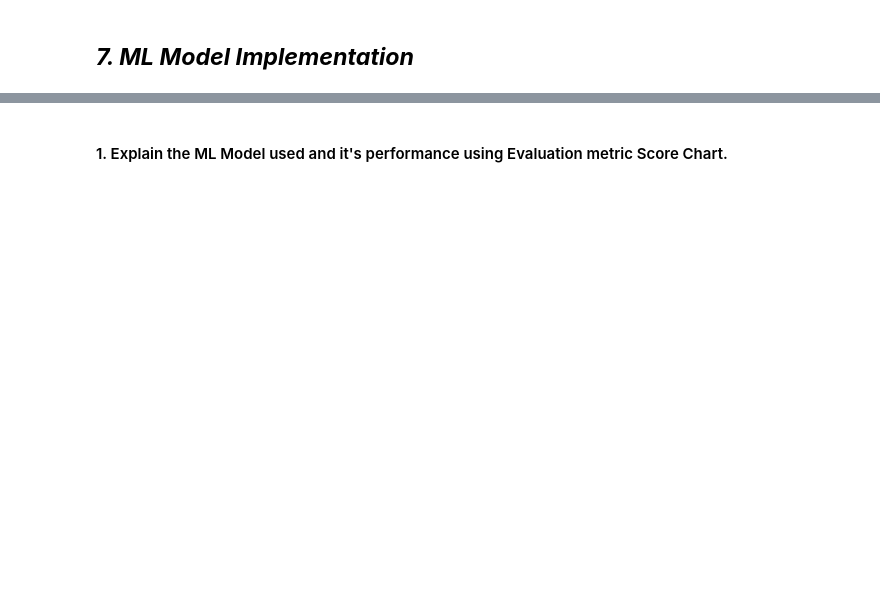
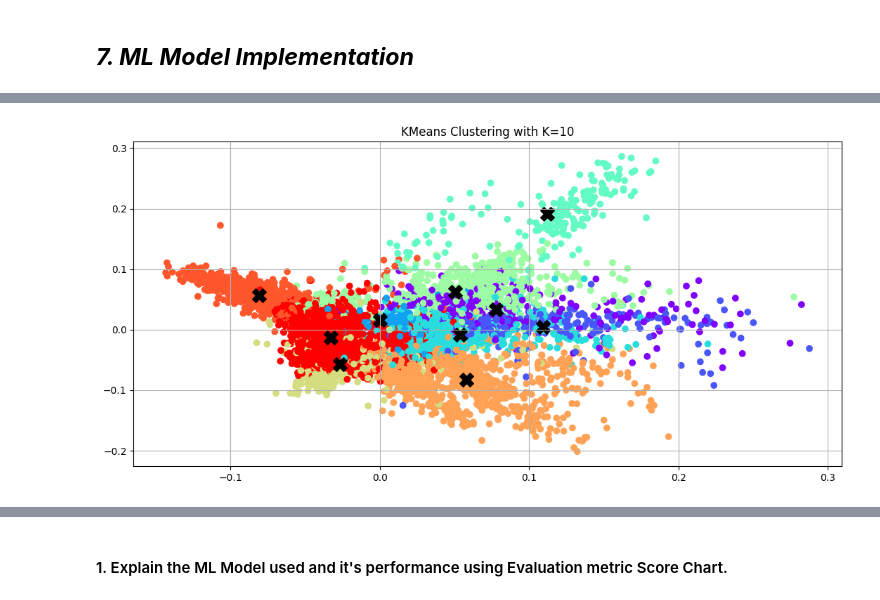
Before and after one commit to dhar9571/Capstone-Project-Unsupervised-ML---Netflix-Dataset, a Jupyter notebook: Capstone_Project_Unsupervised_ML_Netflix_Dataset.ipynb, the cells around one changed output, grey strips where cells are left out. Saved outputs shown, nothing was run; the diff lists cells and outputs as text; code cells hidden in the pictures; blank space fills up the shorter version.

```diff
--- a/Capstone_Project_Unsupervised_ML_Netflix_Dataset.ipynb
+++ b/Capstone_Project_Unsupervised_ML_Netflix_Dataset.ipynb
@@ -1326,0 +1361,25 @@ Answer Here.
+# %%
+# Choosing the best K based on the Elbow Method or Silhouette Score:
+
+best_k = 10
+
+# Training the KMeans model with the best K value
+kmeans = KMeans(n_clusters=best_k, random_state=42)
+kmeans.fit(x_transformed)
+
+# Get the cluster centers and labels
+cluster_centers = kmeans.cluster_centers_
+labels = kmeans.labels_
+# %%
+# Setting up figure size:
+
+plt.figure(figsize=(13,6))
+
+# Visualization of the clustered data
+plt.scatter(x_transformed[:, 0], x_transformed[:, 1], c=labels, cmap='rainbow')
+plt.scatter(cluster_centers[:, 0], cluster_centers[:, 1], marker='X', s=200, c='black')
+plt.title(f'KMeans Clustering with K={best_k}')
+plt.grid()
+plt.show()
+# %% [output]
+[figure, added]
```
Also changed, not shown: parts of 37 cells of this notebook.
